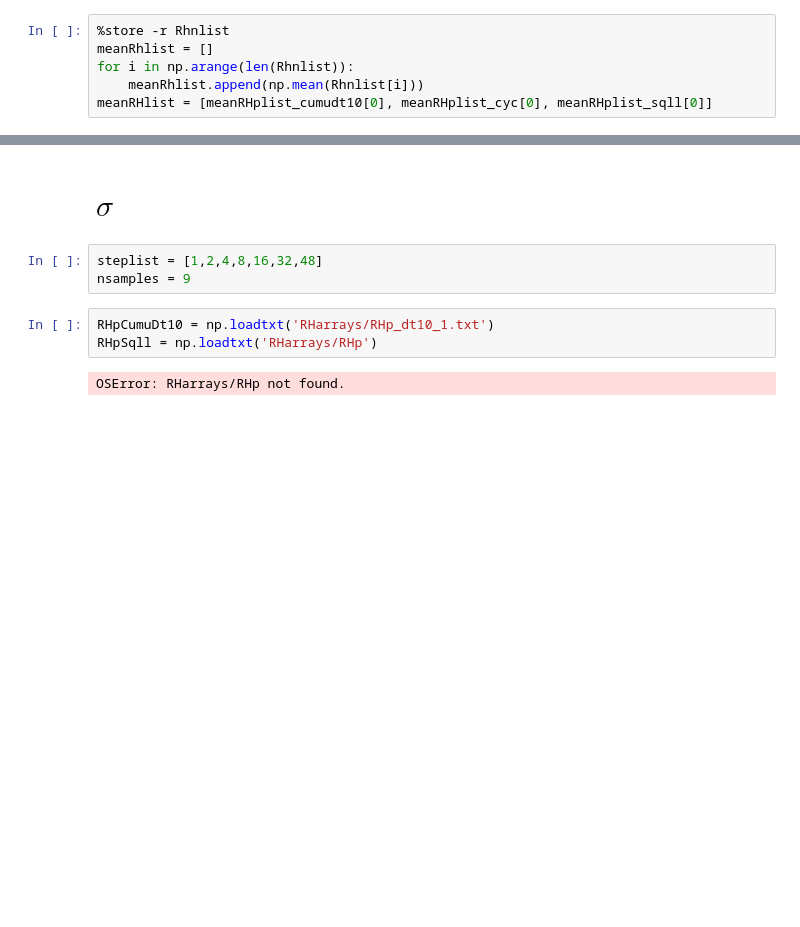
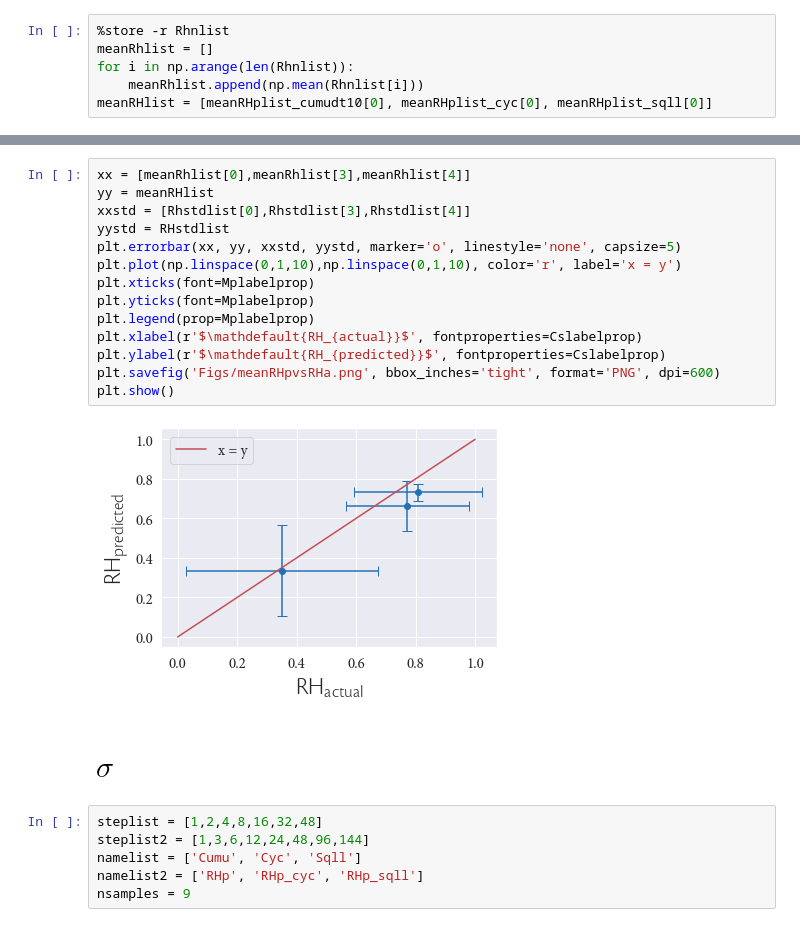
Before and after one commit to FelixLangot/LMD_Internship, a Jupyter notebook: Stats.ipynb, the cells around one changed output, grey strips where cells are left out. Cells and saved outputs as stored; diff of their text form; blank space fills up the shorter version.

Commit message:
error bars+report advances

```diff
--- a/Stats.ipynb
+++ b/Stats.ipynb
@@ -97,11 +103,25 @@ plt.show()
+# %%
+xx = [meanRhlist[0],meanRhlist[3],meanRhlist[4]]
+yy = meanRHlist
+xxstd = [Rhstdlist[0],Rhstdlist[3],Rhstdlist[4]]
+yystd = RHstdlist
+plt.errorbar(xx, yy, xxstd, yystd, marker='o', linestyle='none', capsize=5)
+plt.plot(np.linspace(0,1,10),np.linspace(0,1,10), color='r', label='x = y')
+plt.xticks(font=Mplabelprop)
+plt.yticks(font=Mplabelprop)
+plt.legend(prop=Mplabelprop)
+plt.xlabel(r'$\mathdefault{RH_{actual}}$', fontproperties=Cslabelprop)
+plt.ylabel(r'$\mathdefault{RH_{predicted}}$', fontproperties=Cslabelprop)
+plt.savefig('Figs/meanRHpvsRHa.png', bbox_inches='tight', format='PNG', dpi=600)
+plt.show()
+# %% [output]
+[figure, added]
 # %% [markdown]
 # $\sigma$
 # %%
 steplist = [1,2,4,8,16,32,48]
+steplist2 = [1,3,6,12,24,48,96,144]
+namelist = ['Cumu', 'Cyc', 'Sqll']
+namelist2 = ['RHp', 'RHp_cyc', 'RHp_sqll']
 nsamples = 9
-# %%
-RHpCumuDt10 = np.loadtxt('RHarrays/RHp_dt10_1.txt')
-RHpSqll = np.loadtxt('RHarrays/RHp')
-# %% [output]
-OSError: RHarrays/RHp not found.
 # %%
```
Also changed, not shown: parts of 10 cells of this notebook.
